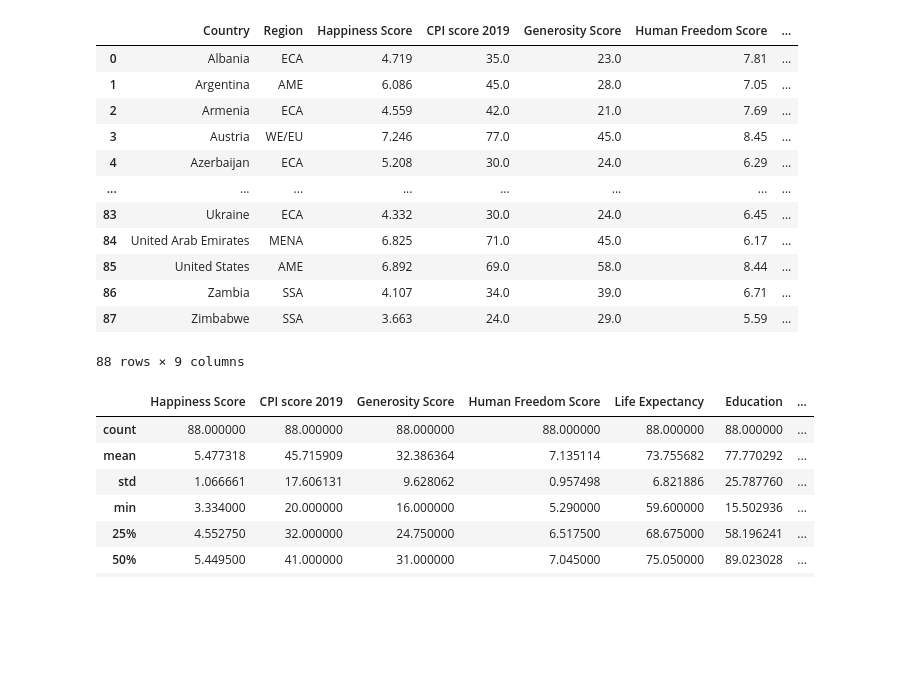
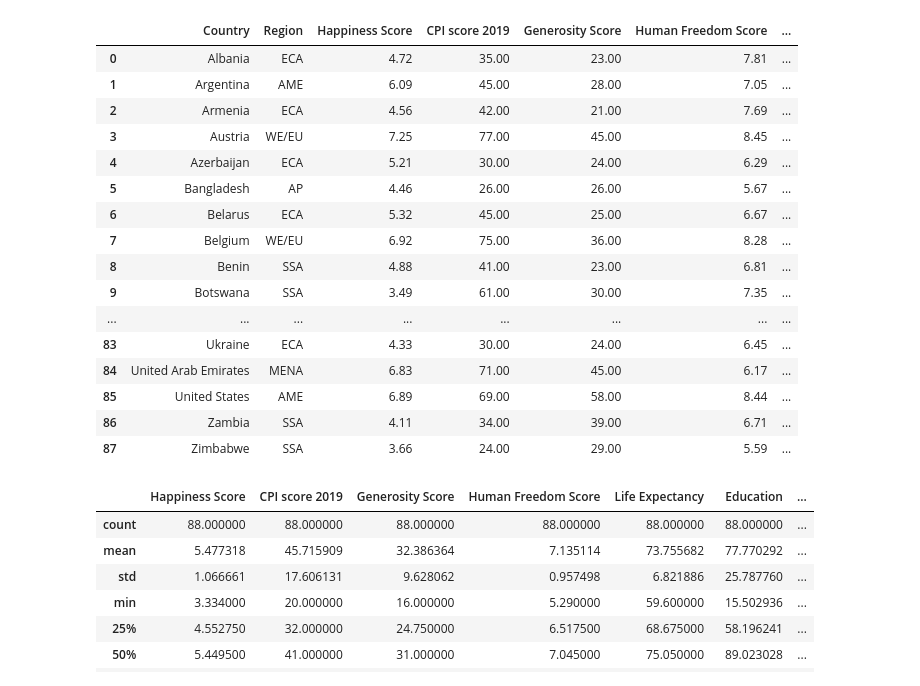
Before and after one commit to garrettg615/World_Happiness_Project, a Jupyter notebook: consolidated_data_df.ipynb, the cells around one changed output. Cells and saved outputs as stored; diff of their text form; code cells hidden in the pictures; blank space fills up the shorter version.

Commit message:
fixed indexing error for final_data_df

```diff
--- a/consolidated_data_df.ipynb
+++ b/consolidated_data_df.ipynb
@@ -54,23 +56,27 @@ final_data_df = final_data_df[['Country','Region','Happiness Score','CPI score 2
 # %%
-final_data_df = final_data_df.dropna(axis=0,how='any')
-final_data_df.style.format({'Happiness Score':'{:.2f}','CPI score 2019':'{:.2f}','Generosity Score':'{:.2f}',
-                            'Human Freedom Score':'{:.2f}','Life Expectancy':'{:.2f}','Education':'{:.2f}%','GDP':'${:.2f}'})
-final_data_df = final_data_df.reset_index(drop=True)
+final_data_df = final_data_df.style.format({'Happiness Score':'{:.2f}','CPI score 2019':'{:.2f}',
+                                            'Generosity Score':'{:.2f}','Human Freedom Score':'{:.2f}',
+                                            'Life Expectancy':'{:.2f}','Education':'{:.2f}%','GDP':'${:.2f}'})
+
 final_data_df
 # %% [output]
 |  | Country | Region | Happiness Score | CPI score 2019 | Generosity Score | Human Freedom Score | ... |
-| 0 | Albania | ECA | 4.719 | 35.0 | 23.0 | 7.81 | ... |
-| 1 | Argentina | AME | 6.086 | 45.0 | 28.0 | 7.05 | ... |
-| 2 | Armenia | ECA | 4.559 | 42.0 | 21.0 | 7.69 | ... |
-| 3 | Austria | WE/EU | 7.246 | 77.0 | 45.0 | 8.45 | ... |
-| 4 | Azerbaijan | ECA | 5.208 | 30.0 | 24.0 | 6.29 | ... |
+| 0 | Albania | ECA | 4.72 | 35.00 | 23.00 | 7.81 | ... |
+| 1 | Argentina | AME | 6.09 | 45.00 | 28.00 | 7.05 | ... |
+| 2 | Armenia | ECA | 4.56 | 42.00 | 21.00 | 7.69 | ... |
+| 3 | Austria | WE/EU | 7.25 | 77.00 | 45.00 | 8.45 | ... |
+| 4 | Azerbaijan | ECA | 5.21 | 30.00 | 24.00 | 6.29 | ... |
+| 5 | Bangladesh | AP | 4.46 | 26.00 | 26.00 | 5.67 | ... |
+| 6 | Belarus | ECA | 5.32 | 45.00 | 25.00 | 6.67 | ... |
+| 7 | Belgium | WE/EU | 6.92 | 75.00 | 36.00 | 8.28 | ... |
+| 8 | Benin | SSA | 4.88 | 41.00 | 23.00 | 6.81 | ... |
+| 9 | Botswana | SSA | 3.49 | 61.00 | 30.00 | 7.35 | ... |
 | ... | ... | ... | ... | ... | ... | ... | ... |
-| 83 | Ukraine | ECA | 4.332 | 30.0 | 24.0 | 6.45 | ... |
-| 84 | United Arab Emirates | MENA | 6.825 | 71.0 | 45.0 | 6.17 | ... |
-| 85 | United States | AME | 6.892 | 69.0 | 58.0 | 8.44 | ... |
-| 86 | Zambia | SSA | 4.107 | 34.0 | 39.0 | 6.71 | ... |
-| 87 | Zimbabwe | SSA | 3.663 | 24.0 | 29.0 | 5.59 | ... |
+| 83 | Ukraine | ECA | 4.33 | 30.00 | 24.00 | 6.45 | ... |
+| 84 | United Arab Emirates | MENA | 6.83 | 71.00 | 45.00 | 6.17 | ... |
+| 85 | United States | AME | 6.89 | 69.00 | 58.00 | 8.44 | ... |
+| 86 | Zambia | SSA | 4.11 | 34.00 | 39.00 | 6.71 | ... |
+| 87 | Zimbabwe | SSA | 3.66 | 24.00 | 29.00 | 5.59 | ... |
-88 rows × 9 columns
 # %%
 summary_df = final_data_df.describe()
 summary_df
```
Also changed, not shown: parts of 1 cell of this notebook.
